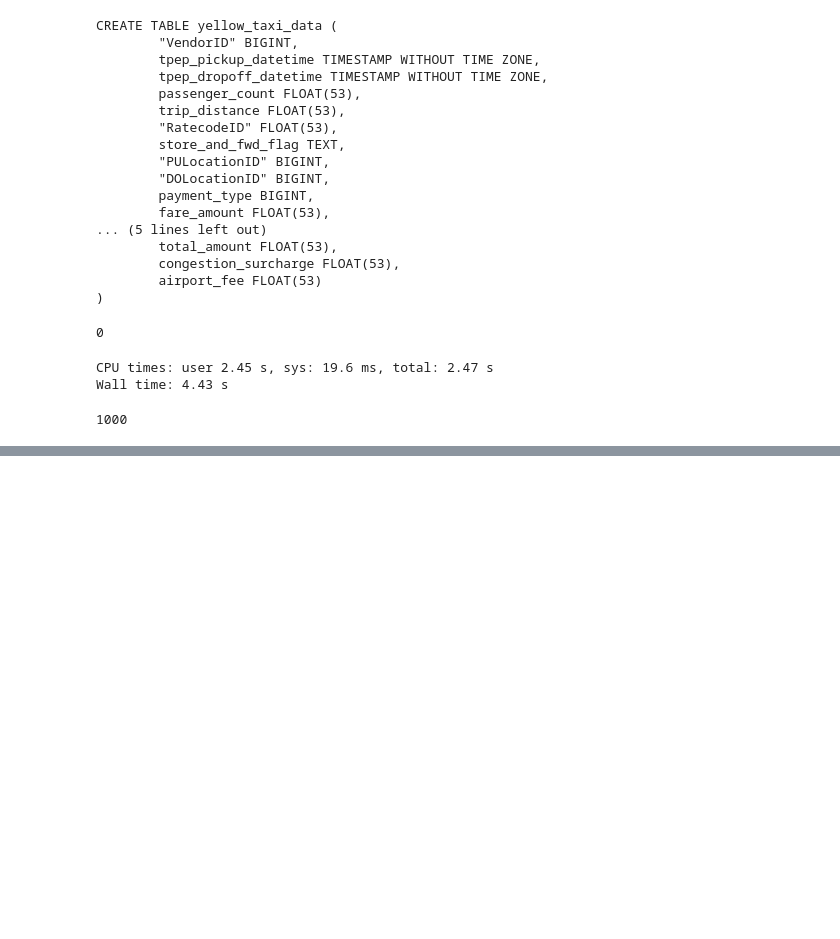
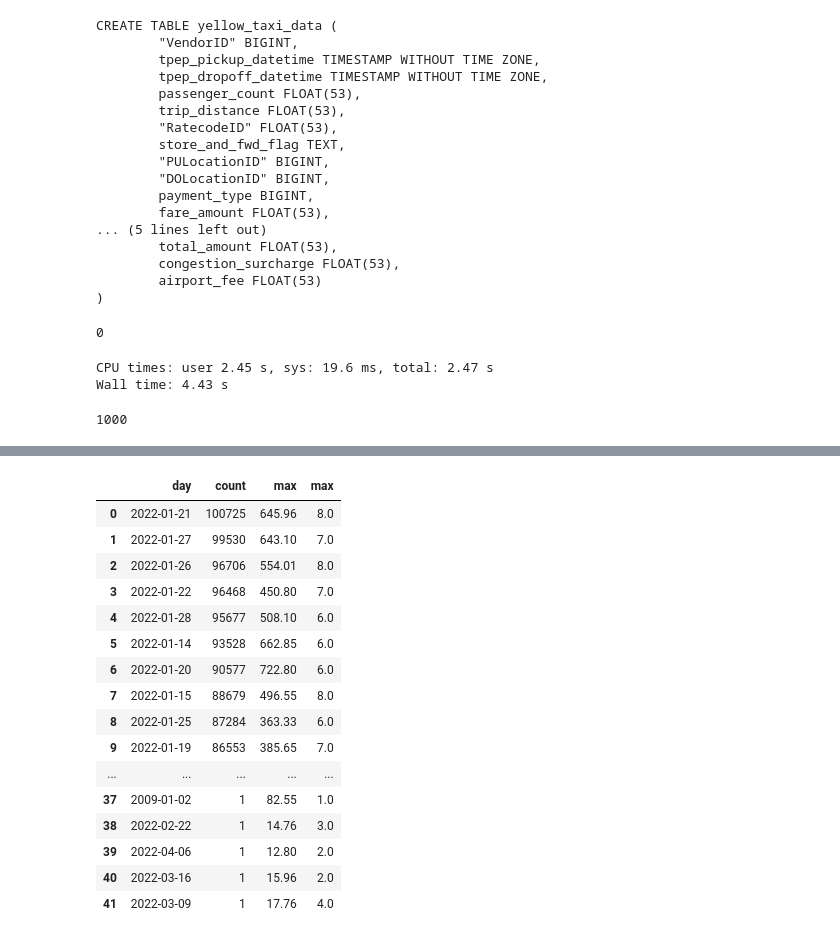
Before and after one commit to cuchoco/data_engineering, a Jupyter notebook: 1.1_Docker_postgres/pg-upload_data.ipynb, the cells around one changed output, grey strips where cells are left out. Drawn from its saved outputs; the diff is of its cells as text; code cells hidden in the pictures; blank space fills up the shorter version.

```diff
--- a/1.1_Docker_postgres/pg-upload_data.ipynb
+++ b/1.1_Docker_postgres/pg-upload_data.ipynb
@@ -96,0 +258,34 @@ df_zones.head()
+# %%
+query = """
+SELECT
+  DATE_TRUNC('DAY', tpep_dropoff_datetime) as "day",
+  COUNT(1) as "count",
+  MAX(total_amount),
+  MAX(passenger_count)
+
+FROM
+  yellow_taxi_trips t
+
+GROUP BY day
+ORDER BY count DESC;
+"""
+
+pd.read_sql(query, con=engine)
+# %% [output]
+|  | day | count | max | max |
+| 0 | 2022-01-21 | 100725 | 645.96 | 8.0 |
+| 1 | 2022-01-27 | 99530 | 643.10 | 7.0 |
+| 2 | 2022-01-26 | 96706 | 554.01 | 8.0 |
+| 3 | 2022-01-22 | 96468 | 450.80 | 7.0 |
+| 4 | 2022-01-28 | 95677 | 508.10 | 6.0 |
+| 5 | 2022-01-14 | 93528 | 662.85 | 6.0 |
+| 6 | 2022-01-20 | 90577 | 722.80 | 6.0 |
+| 7 | 2022-01-15 | 88679 | 496.55 | 8.0 |
+| 8 | 2022-01-25 | 87284 | 363.33 | 6.0 |
+| 9 | 2022-01-19 | 86553 | 385.65 | 7.0 |
+| ... | ... | ... | ... | ... |
+| 37 | 2009-01-02 | 1 | 82.55 | 1.0 |
+| 38 | 2022-02-22 | 1 | 14.76 | 3.0 |
+| 39 | 2022-04-06 | 1 | 12.80 | 2.0 |
+| 40 | 2022-03-16 | 1 | 15.96 | 2.0 |
+| 41 | 2022-03-09 | 1 | 17.76 | 4.0 |
```
Also changed, not shown: parts of 14 cells of this notebook, 1 other file.
